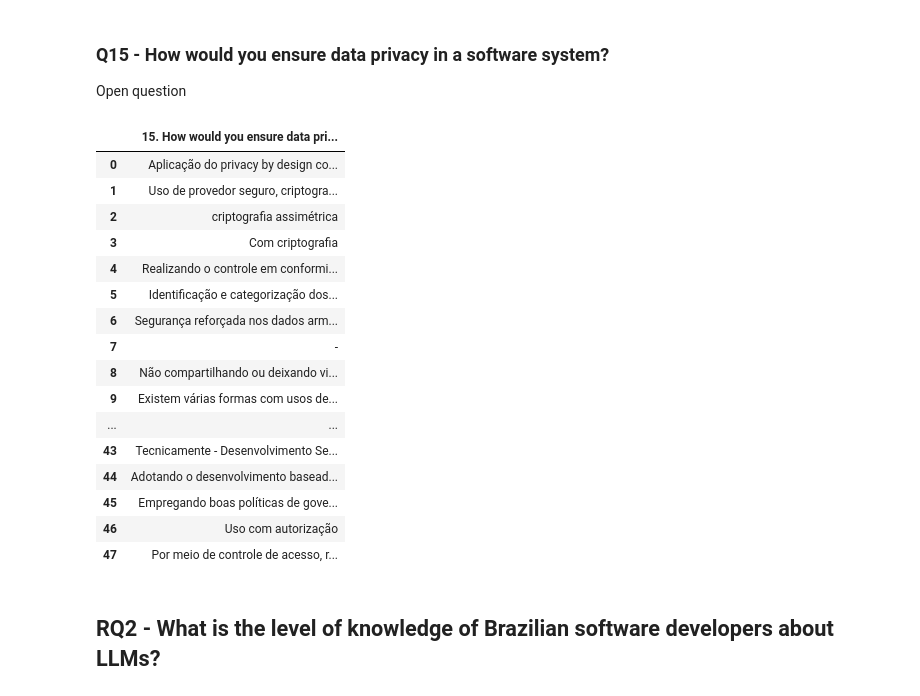
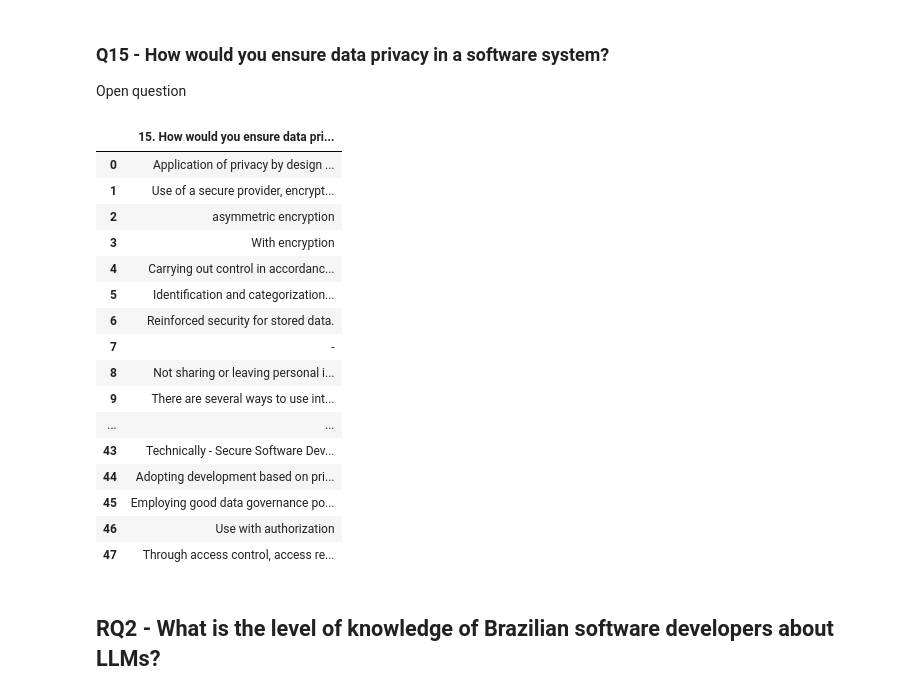
Before and after one commit to fabianumfalco/perception_br_devs_data_privacy_llm, a Jupyter notebook: data_analysis_survey.ipynb, the cells around one changed output. Saved outputs shown, nothing was run; the diff lists cells and outputs as text; code cells hidden in the pictures.

```diff
--- a/data_analysis_survey.ipynb
+++ b/data_analysis_survey.ipynb
@@ -1242,39 +1242,36 @@ plt.show()
 # %% [markdown]
 ### Q15 - How would you ensure data privacy in a software system?
 Open question
-# %%
-# Creating a DataFrame with a specific column related to data privacy
-df_filtered = df['15. Como você garantiria a privacidade de dados em um sistema de software?'].to_frame()
-
-# Dropping rows with missing values in the specified column
-df_filtered = df_filtered.dropna(subset=['15. Como você garantiria a privacidade de dados em um sistema de software?'])
-
-# Resetting the index of the DataFrame after dropping rows
-df_filtered = df_filtered.reset_index(drop=True)
-
-# Renaming the column to its translated English equivalent
-df_filtered = df_filtered.rename(columns={'15. Como você garantiria a privacidade de dados em um sistema de software?':
-                        '15. How would you ensure data privacy in a software system?'})
-
-df_filtered
-# %% [output]
-|  | 15. How would you ensure data pri... |
-| 0 | Aplicação do privacy by design co... |
-| 1 | Uso de provedor seguro, criptogra... |
-| 2 | criptografia assimétrica |
-| 3 | Com criptografia |
-| 4 | Realizando o controle em conformi... |
-| 5 | Identificação e categorização dos... |
-| 6 | Segurança reforçada nos dados arm... |
-| 7 | - |
-| 8 | Não compartilhando ou deixando vi... |
-| 9 | Existem várias formas com usos de... |
-| ... | ... |
-| 43 | Tecnicamente - Desenvolvimento Se... |
-| 44 | Adotando o desenvolvimento basead... |
-| 45 | Empregando boas políticas de gove... |
-| 46 | Uso com autorização |
-| 47 | Por meio de controle de acesso, r... |
+# %%
+# Filtrar e renomear a coluna
+df_filtered = df['15. Como você garantiria a privacidade de dados em um sistema de software?'].to_frame()
+df_filtered = df_filtered.dropna(subset=['15. Como você garantiria a privacidade de dados em um sistema de software?'])
+df_filtered = df_filtered.reset_index(drop=True)
+df_filtered = df_filtered.rename(columns={'15. Como você garantiria a privacidade de dados em um sistema de software?':
+                        '15. How would you ensure data privacy in a software system?'})
+# Aplicando a função de tradução a cada valor da coluna
+df_filtered['15. How would you ensure data privacy in a software system?'] = df_filtered['15. How would you ensure data privacy in a software system?'].apply(translate_to_english)
+
+# Imprimindo o DataFrame atualizado
+df_filtered
+# %% [output]
+|  | 15. How would you ensure data pri... |
+| 0 | Application of privacy by design ... |
+| 1 | Use of a secure provider, encrypt... |
+| 2 | asymmetric encryption |
+| 3 | With encryption |
+| 4 | Carrying out control in accordanc... |
+| 5 | Identification and categorization... |
+| 6 | Reinforced security for stored data. |
+| 7 | - |
+| 8 | Not sharing or leaving personal i... |
+| 9 | There are several ways to use int... |
+| ... | ... |
+| 43 | Technically - Secure Software Dev... |
+| 44 | Adopting development based on pri... |
+| 45 | Employing good data governance po... |
+| 46 | Use with authorization |
+| 47 | Through access control, access re... |
 # %% [markdown]
 ## RQ2 - What is the level of knowledge of Brazilian software developers about LLMs?
 # %% [markdown]
```
Also changed, not shown: parts of 6 cells of this notebook.
